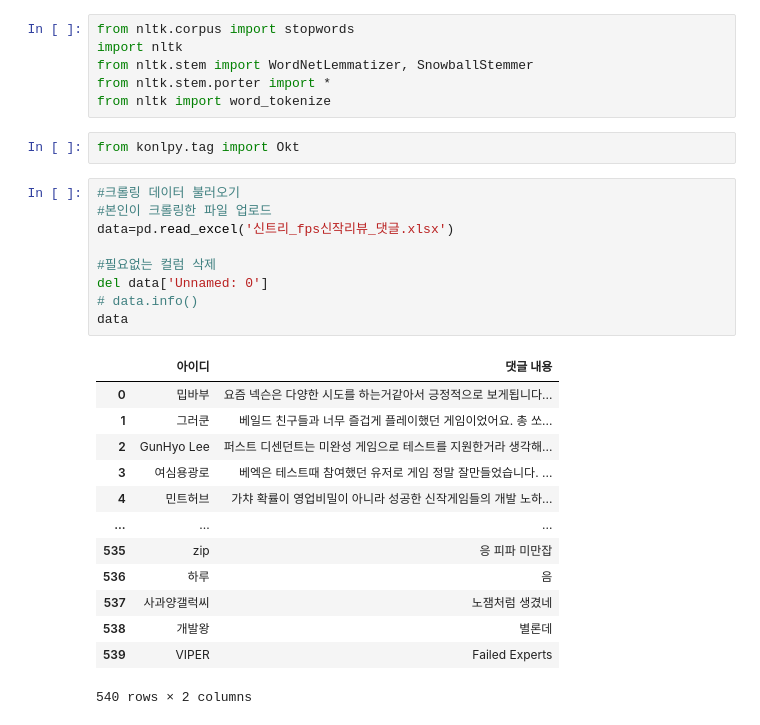
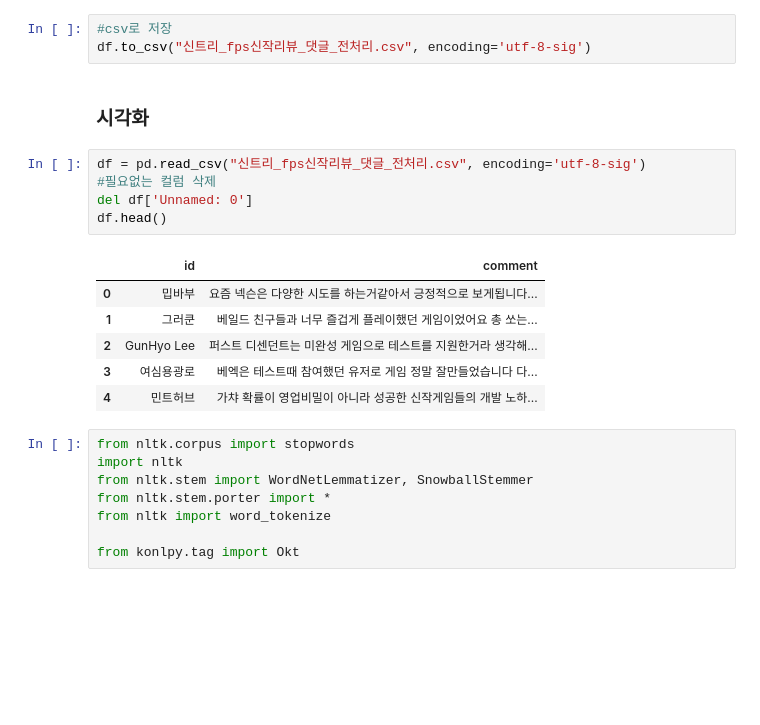
Before and after one commit to eeyeji/data_analysis, a Jupyter notebook: nexon/시각화.ipynb, the cells around one changed output. Cells and saved outputs as stored; diff of their text form; blank space fills up the shorter version.

```diff
--- a/nexon/시각화.ipynb
+++ b/nexon/시각화.ipynb
@@ -12,31 +81,25 @@ tqdm.pandas()
+# %%
+#csv로 저장
+df.to_csv("신트리_fps신작리뷰_댓글_전처리.csv", encoding='utf-8-sig')
+# %% [markdown]
+### 시각화
+# %%
+df = pd.read_csv("신트리_fps신작리뷰_댓글_전처리.csv", encoding='utf-8-sig')
+#필요없는 컬럼 삭제
+del df['Unnamed: 0']
+df.head()
+# %% [output]
+|  | id | comment |
+| 0 | 밉바부 | 요즘 넥슨은 다양한 시도를 하는거같아서 긍정적으로 보게됩니다... |
+| 1 | 그러쿤 | 베일드 친구들과 너무 즐겁게 플레이했던 게임이었어요 총 쏘는... |
+| 2 | GunHyo Lee | 퍼스트 디센던트는 미완성 게임으로 테스트를 지원한거라 생각해... |
+| 3 | 여심용광로 | 베엑은 테스트때 참여했던 유저로 게임 정말 잘만들었습니다 다... |
+| 4 | 민트허브 | 가챠 확률이 영업비밀이 아니라 성공한 신작게임들의 개발 노하... |
 # %%
 from nltk.corpus import stopwords
 import nltk
 from nltk.stem import WordNetLemmatizer, SnowballStemmer
 from nltk.stem.porter import *
 from nltk import word_tokenize
+
+from konlpy.tag import Okt
-# %%
-from konlpy.tag import Okt
-# %%
-#크롤링 데이터 불러오기
-#본인이 크롤링한 파일 업로드
-data=pd.read_excel('신트리_fps신작리뷰_댓글.xlsx')
-
-#필요없는 컬럼 삭제
-del data['Unnamed: 0']
-# data.info()
-data
-# %% [output]
-|  | 아이디 | 댓글 내용 |
-| 0 | 밉바부 | 요즘 넥슨은 다양한 시도를 하는거같아서 긍정적으로 보게됩니다... |
-| 1 | 그러쿤 | 베일드 친구들과 너무 즐겁게 플레이했던 게임이었어요. 총 쏘... |
-| 2 | GunHyo Lee | 퍼스트 디센던트는 미완성 게임으로 테스트를 지원한거라 생각해... |
-| 3 | 여심용광로 | 베엑은 테스트때 참여했던 유저로 게임 정말 잘만들었습니다. ... |
-| 4 | 민트허브 | 가챠 확률이 영업비밀이 아니라 성공한 신작게임들의 개발 노하... |
-| ... | ... | ... |
-| 535 | zip | 응 피파 미만잡 |
-| 536 | 하루 | 음 |
-| 537 | 사과양갤럭씨 | 노잼처럼 생겼네 |
-| 538 | 개발왕 | 별론데 |
-| 539 | VIPER | Failed Experts |
-540 rows × 2 columns
```
Also changed, not shown: parts of 19 cells of this notebook, 3 other files.
